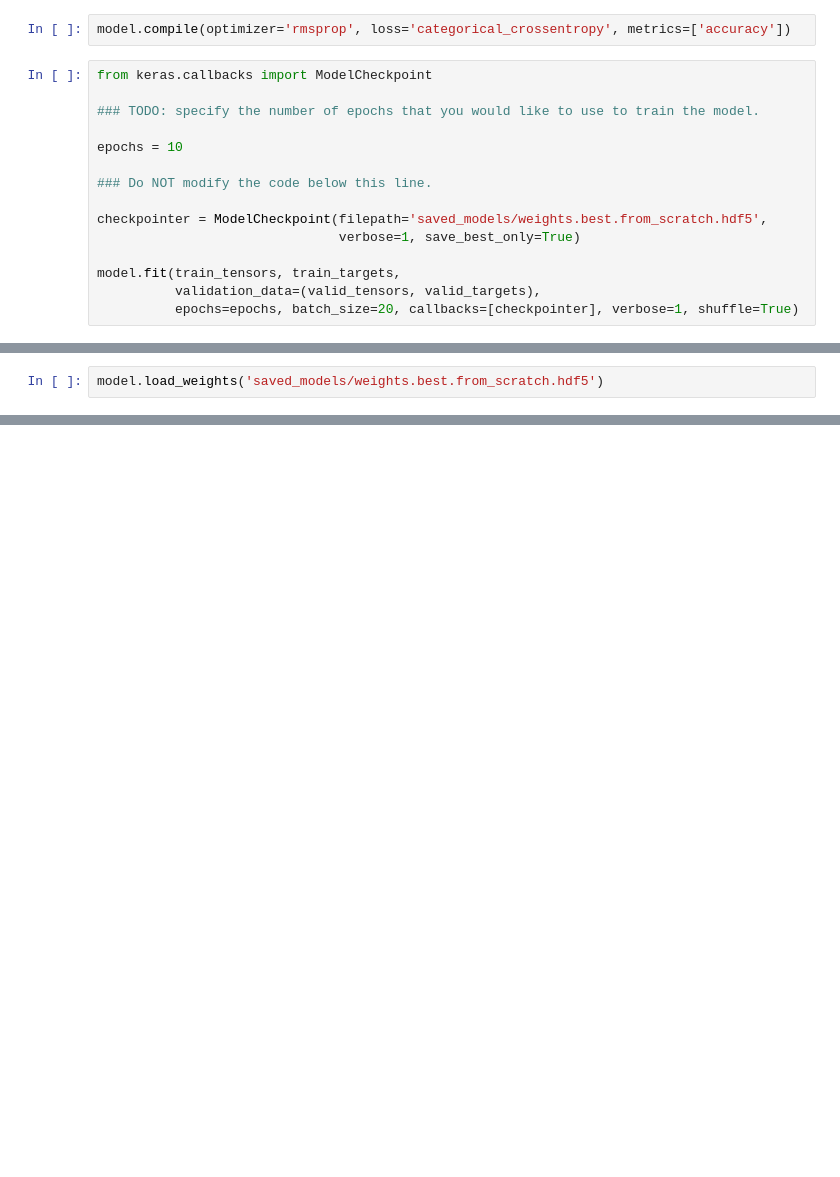
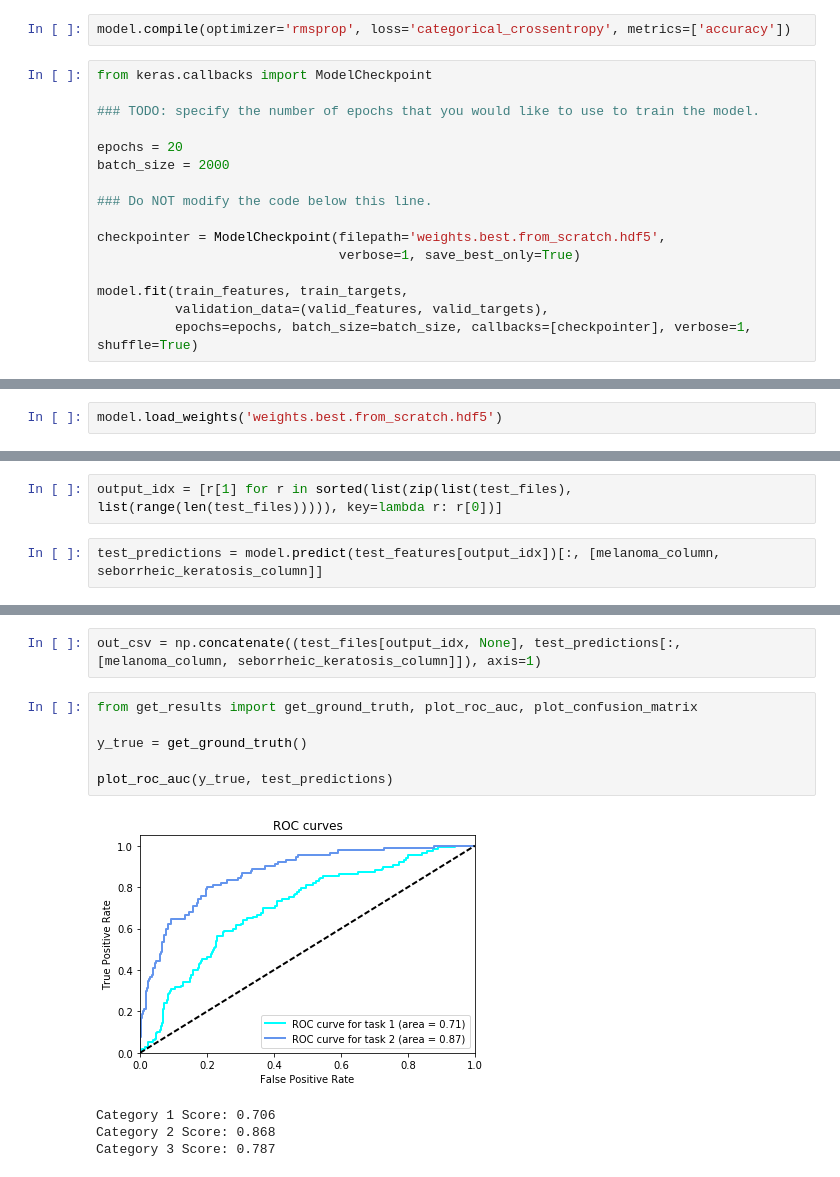
Before and after one commit to tdb-alcorn/dermatologist-ai, a Jupyter notebook: xception-transfer.ipynb, the cells around one changed output, grey strips where cells are left out. Saved outputs shown, nothing was run; the diff lists cells and outputs as text; blank space fills up the shorter version.

```diff
--- a/xception-transfer.ipynb
+++ b/xception-transfer.ipynb
@@ -113,13 +292,14 @@ from keras.callbacks import ModelCheckpoint
 
 ### TODO: specify the number of epochs that you would like to use to train the model.
 
-epochs = 10
+epochs = 20
+batch_size = 2000
 
 ### Do NOT modify the code below this line.
 
-checkpointer = ModelCheckpoint(filepath='saved_models/weights.best.from_scratch.hdf5',
+checkpointer = ModelCheckpoint(filepath='weights.best.from_scratch.hdf5',
                                verbose=1, save_best_only=True)
 
-model.fit(train_tensors, train_targets,
-          validation_data=(valid_tensors, valid_targets),
-          epochs=epochs, batch_size=20, callbacks=[checkpointer], verbose=1, shuffle=True)
+model.fit(train_features, train_targets,
+          validation_data=(valid_features, valid_targets),
+          epochs=epochs, batch_size=batch_size, callbacks=[checkpointer], verbose=1, shuffle=True)
@@ -126,2 +325,2 @@ model.fit(train_tensors, train_targets,
 # %%
-model.load_weights('saved_models/weights.best.from_scratch.hdf5')
+model.load_weights('weights.best.from_scratch.hdf5')
@@ -134,0 +327,4 @@ print('Test accuracy: %.4f%%' % test_accuracy)
+# %%
+output_idx = [r[1] for r in sorted(list(zip(list(test_files), list(range(len(test_files))))), key=lambda r: r[0])]
+# %%
+test_predictions = model.predict(test_features[output_idx])[:, [melanoma_column, seborrheic_keratosis_column]]
@@ -134,0 +341,13 @@ print('Test accuracy: %.4f%%' % test_accuracy)
+# %%
+out_csv = np.concatenate((test_files[output_idx, None], test_predictions[:, [melanoma_column, seborrheic_keratosis_column]]), axis=1)
+# %%
+from get_results import get_ground_truth, plot_roc_auc, plot_confusion_matrix
+
+y_true = get_ground_truth()
+
+plot_roc_auc(y_true, test_predictions)
+# %% [output]
+[figure, added]
+Category 1 Score: 0.706
+Category 2 Score: 0.868
+Category 3 Score: 0.787
```
Also changed, not shown: parts of 28 cells of this notebook, 3 other files.
